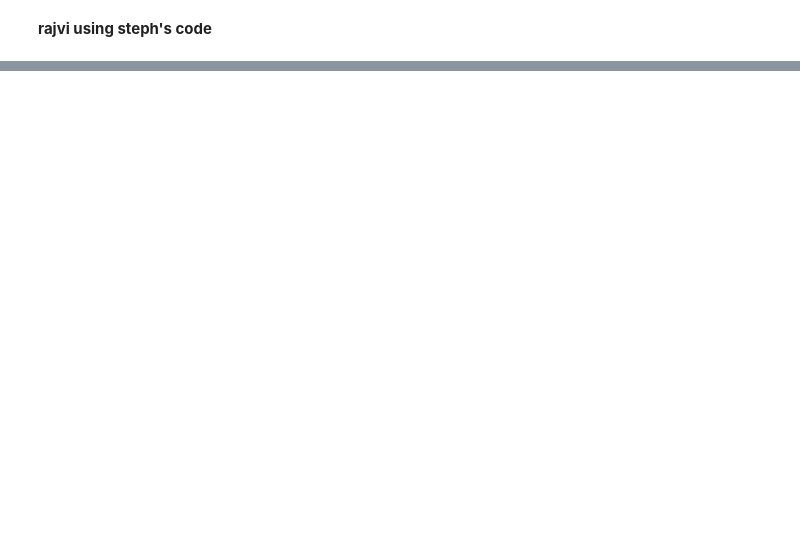
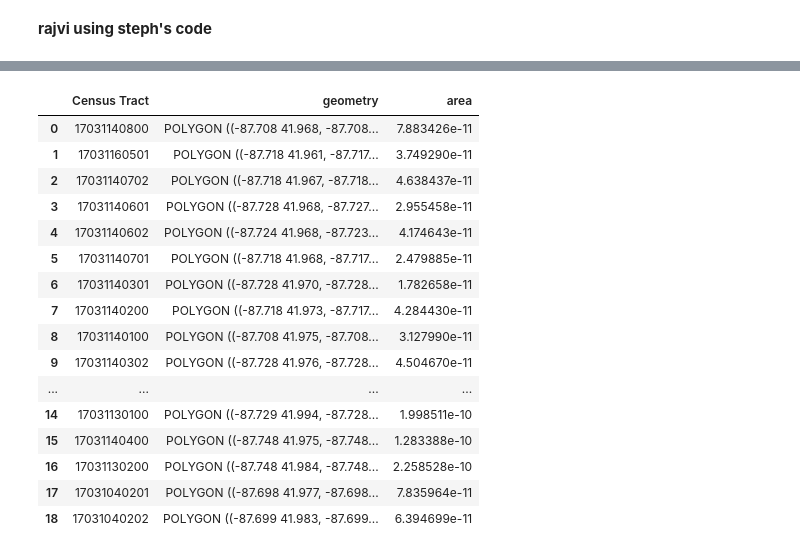
Before and after one commit to uchicago-dsi/cpl_project, a Jupyter notebook: can-summer-2023/api things/rajvi_use_mapbox_api.ipynb, the cells around one changed output, grey strips where cells are left out. Cells and saved outputs as stored; diff of their text form; code cells hidden in the pictures; blank space fills up the shorter version.

```diff
--- a/can-summer-2023/api things/rajvi_use_mapbox_api.ipynb
+++ b/can-summer-2023/api things/rajvi_use_mapbox_api.ipynb
@@ -156,2 +144,26 @@ albanyPark
 | 17 | 17031040201 | POLYGON ((-5361950.989 11524460.5... | 0.447078 | 0.721413 | 61.972506 |
 | 18 | 17031040202 | MULTIPOLYGON (((-5361896.140 1152... | 0.188756 | 0.588657 | 32.065560 |
+# %%
+areaCalculations = gpd.GeoDataFrame(areaCalculations, crs="epsg:32633")
+areaCalculations.reset_index(inplace = True)
+areaCalculations=areaCalculations.drop(columns = ['index'])
+areaCalculations['area'] = areaCalculations['geometry'].area/10**6
+areaCalculations
+# %% [output]
+|  | Census Tract | geometry | area |
+| 0 | 17031140800 | POLYGON ((-87.708 41.968, -87.708... | 7.883426e-11 |
+| 1 | 17031160501 | POLYGON ((-87.718 41.961, -87.717... | 3.749290e-11 |
+| 2 | 17031140702 | POLYGON ((-87.718 41.967, -87.718... | 4.638437e-11 |
+| 3 | 17031140601 | POLYGON ((-87.728 41.968, -87.727... | 2.955458e-11 |
+| 4 | 17031140602 | POLYGON ((-87.724 41.968, -87.723... | 4.174643e-11 |
+| 5 | 17031140701 | POLYGON ((-87.718 41.968, -87.717... | 2.479885e-11 |
+| 6 | 17031140301 | POLYGON ((-87.728 41.970, -87.728... | 1.782658e-11 |
+| 7 | 17031140200 | POLYGON ((-87.718 41.973, -87.717... | 4.284430e-11 |
+| 8 | 17031140100 | POLYGON ((-87.708 41.975, -87.708... | 3.127990e-11 |
+| 9 | 17031140302 | POLYGON ((-87.728 41.976, -87.728... | 4.504670e-11 |
+| ... | ... | ... | ... |
+| 14 | 17031130100 | POLYGON ((-87.729 41.994, -87.728... | 1.998511e-10 |
+| 15 | 17031140400 | POLYGON ((-87.748 41.975, -87.748... | 1.283388e-10 |
+| 16 | 17031130200 | POLYGON ((-87.748 41.984, -87.748... | 2.258528e-10 |
+| 17 | 17031040201 | POLYGON ((-87.698 41.977, -87.698... | 7.835964e-11 |
+| 18 | 17031040202 | POLYGON ((-87.699 41.983, -87.699... | 6.394699e-11 |
```
Also changed, not shown: parts of 6 cells of this notebook.
